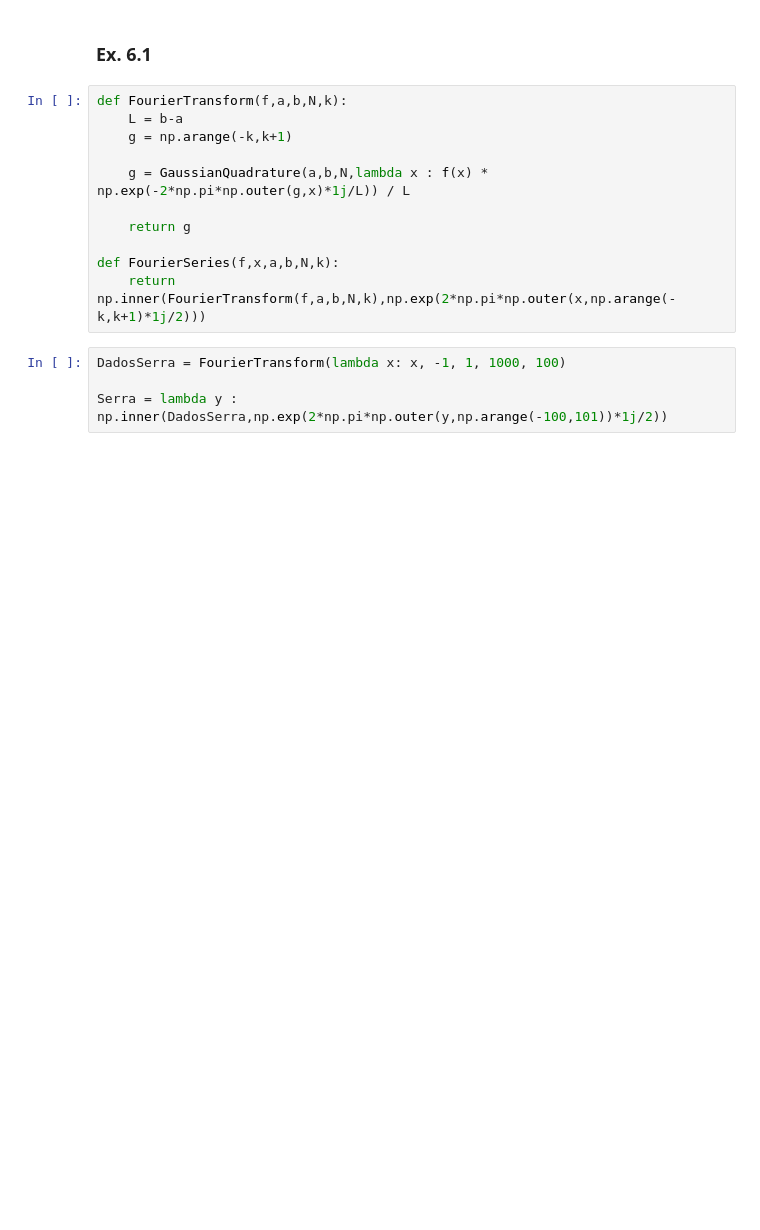
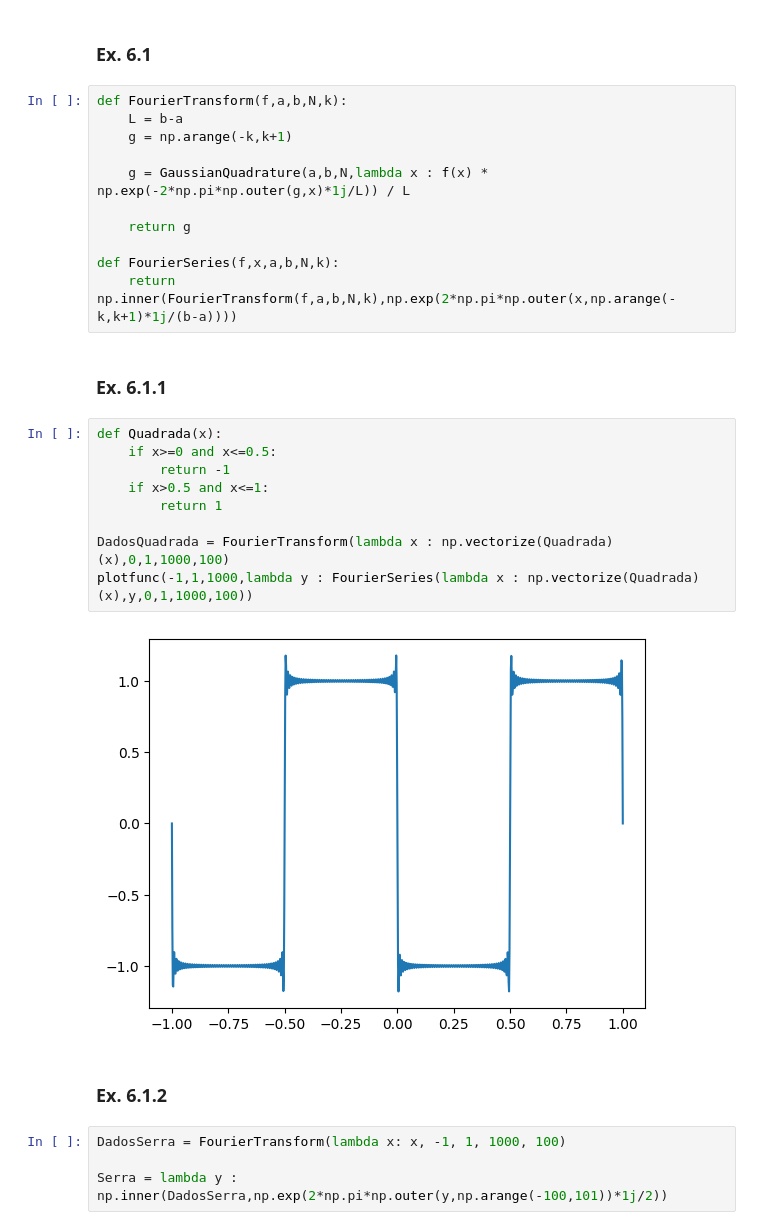
Before and after one commit to KonoEmllikDa/Fisica-Computacional, a Jupyter notebook: Física Computacional.ipynb, the cells around one changed output. Saved outputs shown, nothing was run; the diff lists cells and outputs as text; blank space fills up the shorter version.

```diff
--- a/Física Computacional.ipynb
+++ b/Física Computacional.ipynb
@@ -1568,7 +1568,22 @@ def FourierTransform(f,a,b,N,k):
     return g
 
 def FourierSeries(f,x,a,b,N,k):
-    return np.inner(FourierTransform(f,a,b,N,k),np.exp(2*np.pi*np.outer(x,np.arange(-k,k+1)*1j/2)))
+    return np.inner(FourierTransform(f,a,b,N,k),np.exp(2*np.pi*np.outer(x,np.arange(-k,k+1)*1j/(b-a))))
+# %% [markdown]
+### Ex. 6.1.1
+# %%
+def Quadrada(x):
+    if x>=0 and x<=0.5:
+        return -1
+    if x>0.5 and x<=1:
+        return 1
+
+DadosQuadrada = FourierTransform(lambda x : np.vectorize(Quadrada)(x),0,1,1000,100)
+plotfunc(-1,1,1000,lambda y : FourierSeries(lambda x : np.vectorize(Quadrada)(x),y,0,1,1000,100))
+# %% [output]
+[figure, added]
+# %% [markdown]
+### Ex. 6.1.2
 # %%
 DadosSerra = FourierTransform(lambda x: x, -1, 1, 1000, 100)
 
```
Also changed, not shown: parts of 12 cells of this notebook.
